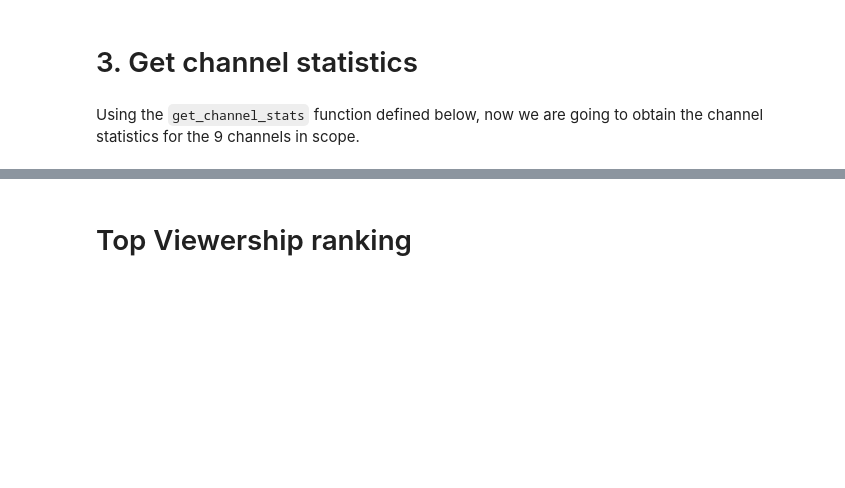
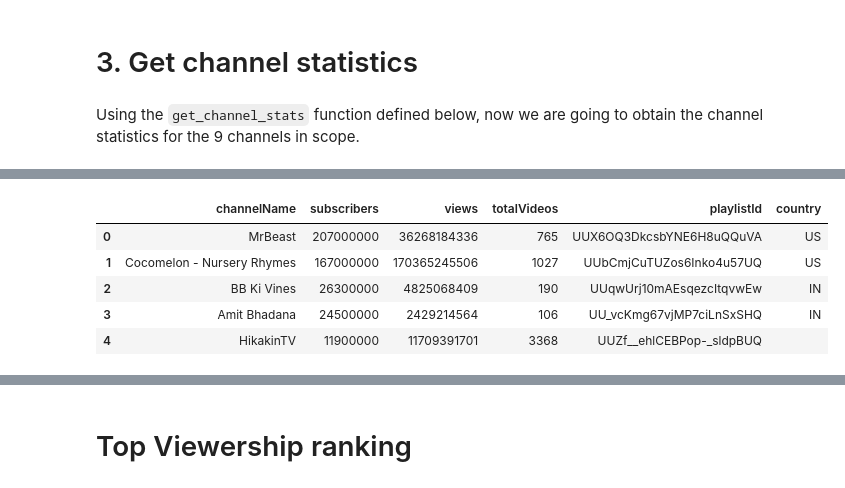
Before and after one commit to jamaleb67/jamaleb67.github.io, a Jupyter notebook: work/Project.ipynb, the cells around one changed output, grey strips where cells are left out. Drawn from its saved outputs; the diff is of its cells as text; code cells hidden in the pictures; blank space fills up the shorter version.

```diff
--- a/work/Project.ipynb
+++ b/work/Project.ipynb
@@ -944,0 +1089,41 @@ channel_data = get_channel_stats(youtube, channel_ids)
+# %%
+all_data = []
+
+for channel_id in channel_ids:
+    try:
+        request = youtube.channels().list(
+            part='snippet,contentDetails,statistics',
+            id=channel_id
+        )
+        response = request.execute()
+
+        # Fetch additional data including country
+        snippet_request = youtube.channels().list(
+            part='snippet',
+            id=channel_id
+        )
+        snippet_response = snippet_request.execute()
+        country = snippet_response['items'][0]['snippet'].get('country', '')
+
+        data = dict(
+            channelName=response['items'][0]['snippet']['title'],
+            subscribers=response['items'][0]['statistics']['subscriberCount'],
+            views=response['items'][0]['statistics']['viewCount'],
+            totalVideos=response['items'][0]['statistics']['videoCount'],
+            playlistId=response['items'][0]['contentDetails']['relatedPlaylists']['uploads'],
+            country=country  # Add country information
+        )
+        all_data.append(data)
+    except Exception as e:
+        logging.error(f"Error fetching channel stats for {channel_id}: {e}")
+        continue
+
+channel_data1 = pd.DataFrame(all_data)
+channel_data1.head()
+# %% [output]
+|  | channelName | subscribers | views | totalVideos | playlistId | country |
+| 0 | MrBeast | 207000000 | 36268184336 | 765 | UUX6OQ3DkcsbYNE6H8uQQuVA | US |
+| 1 | Cocomelon - Nursery Rhymes | 167000000 | 170365245506 | 1027 | UUbCmjCuTUZos6Inko4u57UQ | US |
+| 2 | BB Ki Vines | 26300000 | 4825068409 | 190 | UUqwUrj10mAEsqezcItqvwEw | IN |
+| 3 | Amit Bhadana | 24500000 | 2429214564 | 106 | UU_vcKmg67vjMP7ciLnSxSHQ | IN |
+| 4 | HikakinTV | 11900000 | 11709391701 | 3368 | UUZf__ehlCEBPop-_sldpBUQ |  |
```
Also changed, not shown: parts of 15 cells of this notebook, 11 other files.
